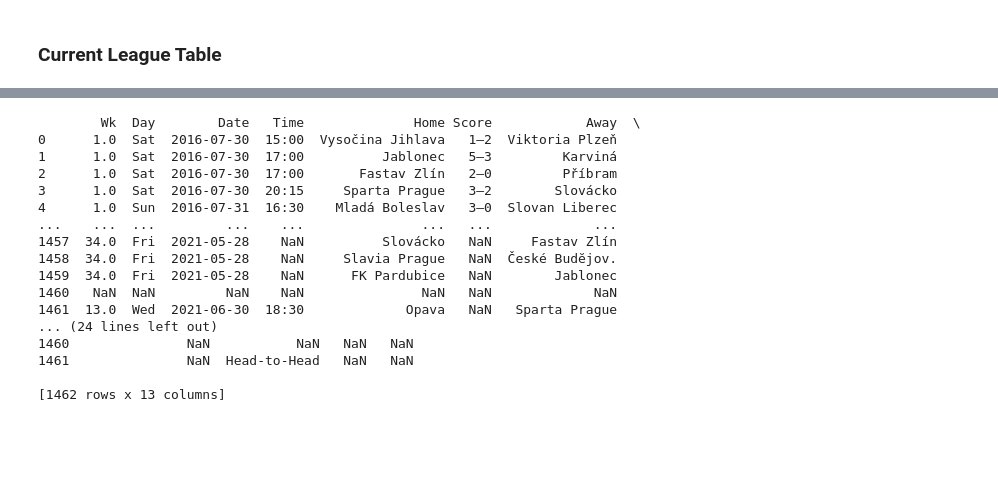
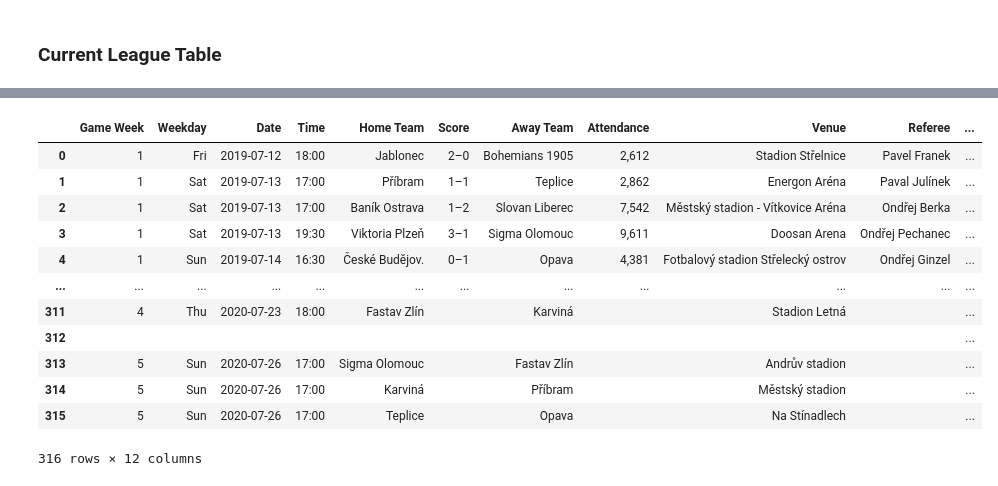
Before and after one commit to Johnymancvrk/Czech-Football-League, a Jupyter notebook: teams_table&scores.ipynb, the cells around one changed output, grey strips where cells are left out. Drawn from its saved outputs; the diff is of its cells as text; code cells hidden in the pictures; blank space fills up the shorter version.

```diff
--- a/teams_table&scores.ipynb
+++ b/teams_table&scores.ipynb
@@ -34,28 +168,27 @@ pandas.core.frame.DataFrame
+# %%
+url = "https://fbref.com/en/comps/66/3226/schedule/2019-2020-Czech-First-League-Scores-and-Fixtures"
+Scores_Scraper_irregular(url)
+# %% [output]
+|  | Game Week | Weekday | Date | Time | Home Team | Score | Away Team | Attendance | Venue | Referee | ... |
+| 0 | 1 | Fri | 2019-07-12 | 18:00 | Jablonec | 2–0 | Bohemians 1905 | 2,612 | Stadion Střelnice | Pavel Franek | ... |
+| 1 | 1 | Sat | 2019-07-13 | 17:00 | Příbram | 1–1 | Teplice | 2,862 | Energon Aréna | Paval Julínek | ... |
+| 2 | 1 | Sat | 2019-07-13 | 17:00 | Baník Ostrava | 1–2 | Slovan Liberec | 7,542 | Městský stadion - Vítkovice Aréna | Ondřej Berka | ... |
+| 3 | 1 | Sat | 2019-07-13 | 19:30 | Viktoria Plzeň | 3–1 | Sigma Olomouc | 9,611 | Doosan Arena | Ondřej Pechanec | ... |
+| 4 | 1 | Sun | 2019-07-14 | 16:30 | České Budĕjov. | 0–1 | Opava | 4,381 | Fotbalový stadion Střelecký ostrov | Ondřej Ginzel | ... |
+| ... | ... | ... | ... | ... | ... | ... | ... | ... | ... | ... | ... |
+| 311 | 4 | Thu | 2020-07-23 | 18:00 | Fastav Zlín |  | Karviná |  | Stadion Letná |  | ... |
+| 312 |  |  |  |  |  |  |  |  |  |  | ... |
+| 313 | 5 | Sun | 2020-07-26 | 17:00 | Sigma Olomouc |  | Fastav Zlín |  | Andrův stadion |  | ... |
+| 314 | 5 | Sun | 2020-07-26 | 17:00 | Karviná |  | Příbram |  | Městský stadion |  | ... |
+| 315 | 5 | Sun | 2020-07-26 | 17:00 | Teplice |  | Opava |  | Na Stínadlech |  | ... |
+316 rows × 12 columns
 # %%
-urls = ['https://fbref.com/en/comps/66/1518/schedule/2016-2017-Czech-First-League-Scores-and-Fixtures', 'https://fbref.com/en/comps/66/1623/schedule/2017-2018-Czech-First-League-Scores-and-Fixtures', 'https://fbref.com/en/comps/66/2427/schedule/2018-2019-Czech-First-League-Scores-and-Fixtures', 'https://fbref.com/en/comps/66/3226/schedule/2019-2020-Czech-First-League-Scores-and-Fixtures', 'https://fbref.com/en/comps/66/schedule/Czech-First-League-Scores-and-Fixtures']
+regular_season_urls = ["https://fbref.com/en/comps/66/1459/schedule/2015-2016-Czech-First-League-Scores-and-Fixtures", "https://fbref.com/en/comps/66/1518/schedule/2016-2017-Czech-First-League-Scores-and-Fixtures", "https://fbref.com/en/comps/66/1623/schedule/2017-2018-Czech-First-League-Scores-and-Fixtures"]
+irregular_season_urls = ["https://fbref.com/en/comps/66/2427/schedule/2018-2019-Czech-First-League-Scores-and-Fixtures", "https://fbref.com/en/comps/66/3226/schedule/2019-2020-Czech-First-League-Scores-and-Fixtures", "https://fbref.com/en/comps/66/schedule/Czech-First-League-Scores-and-Fixtures"]
 scores = pd.DataFrame()
-
-for url in urls:
-    scores_list = pd.read_html(url)
-    scores_df = pd.DataFrame(scores_list[0])
-    scores = scores.append(scores_df, ignore_index = True, sort = False)
-
-print(scores)
+scores_1516 = Scores_Scraper_regular("https://fbref.com/en/comps/66/1459/schedule/2015-2016-Czech-First-League-Scores-and-Fixtures")
+scores_1617 = Scores_Scraper_regular("https://fbref.com/en/comps/66/1518/schedule/2016-2017-Czech-First-League-Scores-and-Fixtures")
+scores_1718 = Scores_Scraper_regular("https://fbref.com/en/comps/66/1623/schedule/2017-2018-Czech-First-League-Scores-and-Fixtures")
+scores_1819 = Scores_Scraper_irregular("https://fbref.com/en/comps/66/2427/schedule/2018-2019-Czech-First-League-Scores-and-Fixtures")
+scores_1920 = Scores_Scraper_irregular("https://fbref.com/en/comps/66/3226/schedule/2019-2020-Czech-First-League-Scores-and-Fixtures")
+scores_2021 = Scores_Scraper_regular("https://fbref.com/en/comps/66/schedule/Czech-First-League-Scores-and-Fixtures")
-# %% [output]
-        Wk  Day        Date   Time              Home Score            Away  \
-0      1.0  Sat  2016-07-30  15:00  Vysočina Jihlava   1–2  Viktoria Plzeň
-1      1.0  Sat  2016-07-30  17:00          Jablonec   5–3         Karviná
-2      1.0  Sat  2016-07-30  17:00       Fastav Zlín   2–0         Příbram
-3      1.0  Sat  2016-07-30  20:15     Sparta Prague   3–2        Slovácko
-4      1.0  Sun  2016-07-31  16:30    Mladá Boleslav   3–0  Slovan Liberec
-...    ...  ...         ...    ...               ...   ...             ...
-1457  34.0  Fri  2021-05-28    NaN          Slovácko   NaN     Fastav Zlín
-1458  34.0  Fri  2021-05-28    NaN     Slavia Prague   NaN  České Budĕjov.
-1459  34.0  Fri  2021-05-28    NaN      FK Pardubice   NaN        Jablonec
-1460   NaN  NaN         NaN    NaN               NaN   NaN             NaN
-1461  13.0  Wed  2021-06-30  18:30             Opava   NaN   Sparta Prague
-... (24 lines left out)
-1460               NaN           NaN   NaN   NaN
-1461               NaN  Head-to-Head   NaN   NaN
-
-[1462 rows x 13 columns]
```
Also changed, not shown: parts of 11 cells of this notebook, 2 other files.
